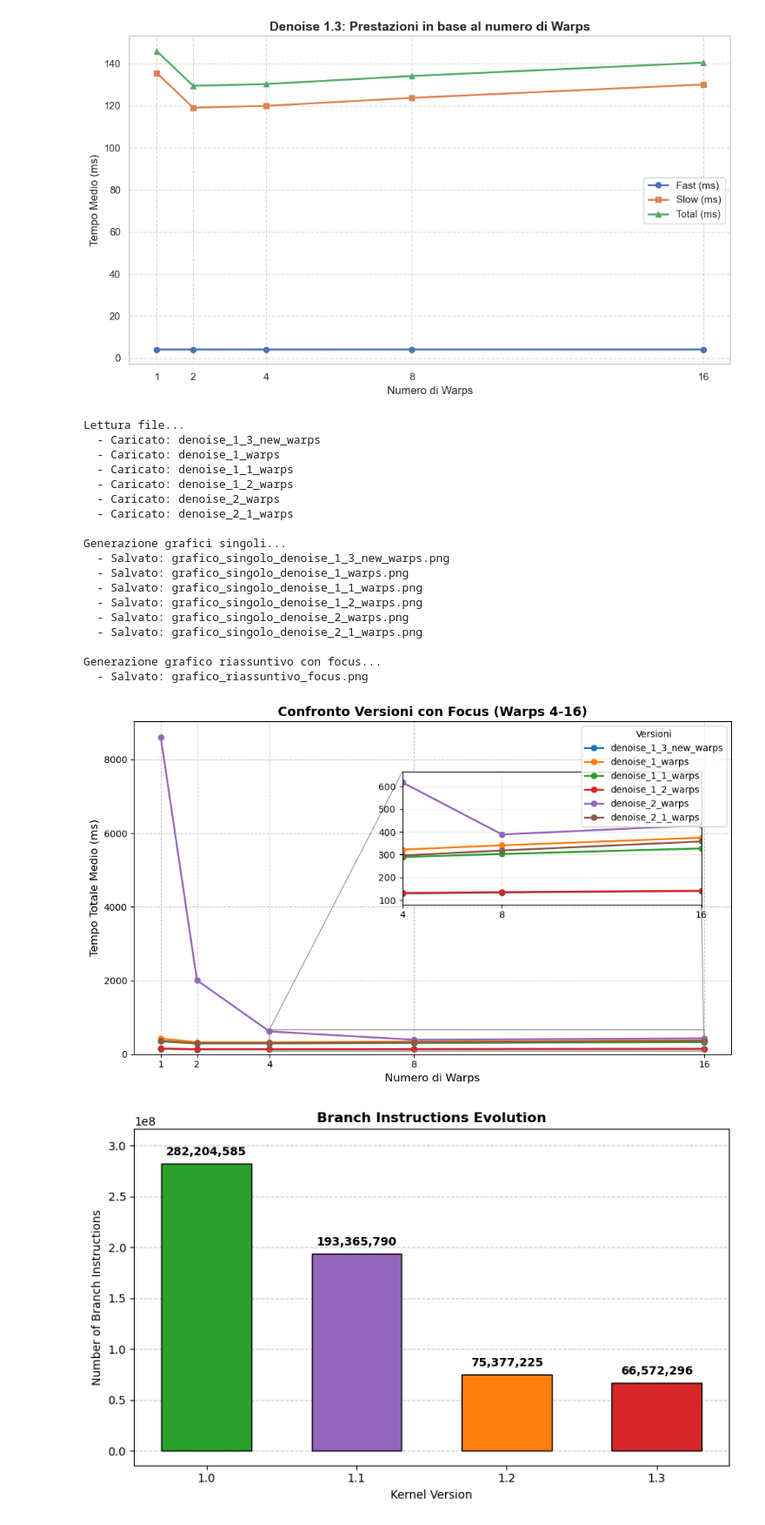
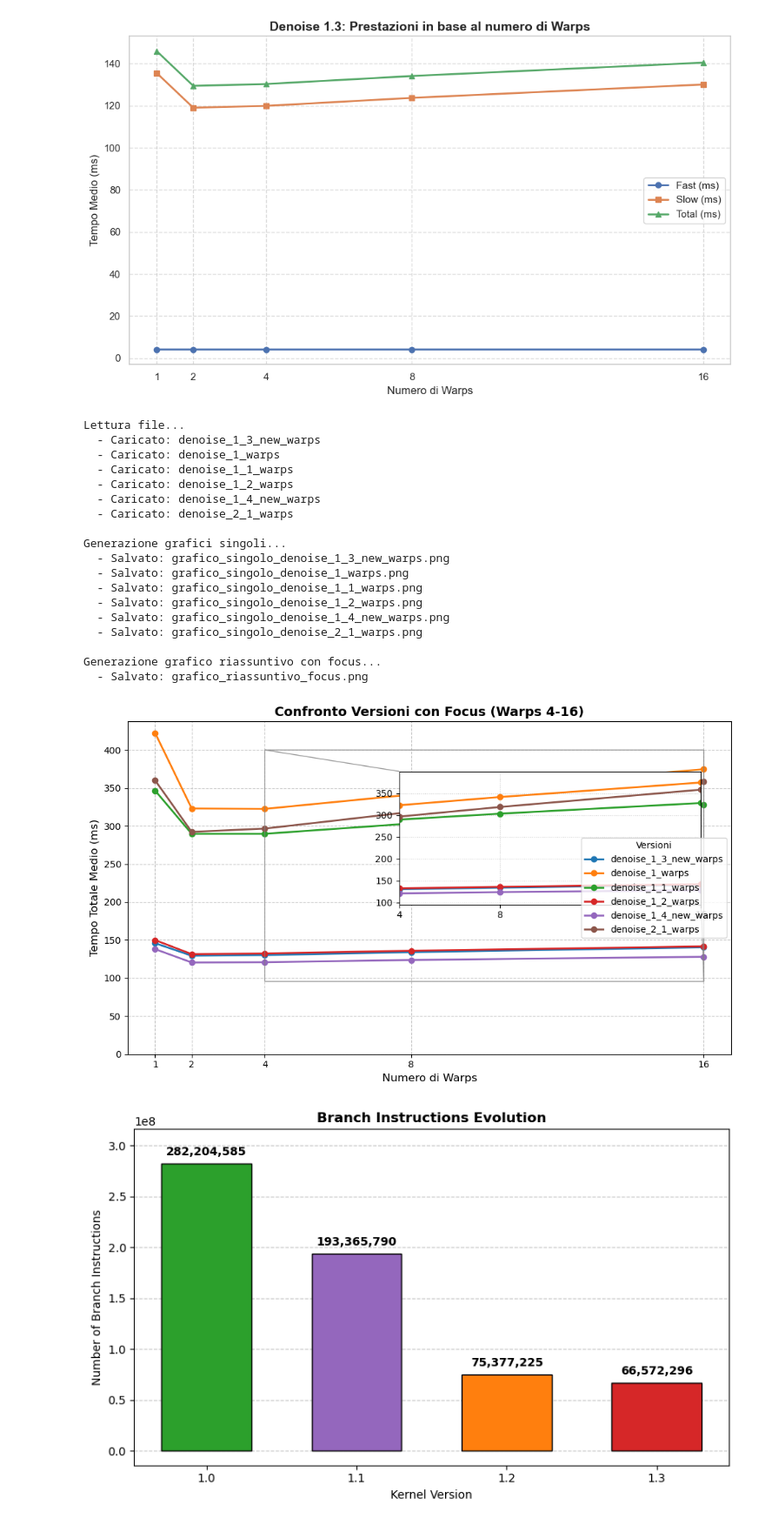
Before and after one commit to lorenzo-marranini/Computer-Architecture-Project, a Jupyter notebook: gpu/gpu_analysis/csv/plotter.ipynb, the cells around one changed output. Shown at 87% size. Drawn from its saved outputs; the diff is of its cells as text; code cells hidden in the pictures.

```diff
--- a/gpu/gpu_analysis/csv/plotter.ipynb
+++ b/gpu/gpu_analysis/csv/plotter.ipynb
@@ -378,7 +378,7 @@ csv_files = [
     'denoise_1_warps.csv',
     'denoise_1_1_warps.csv',
     'denoise_1_2_warps.csv',
-    'denoise_2_warps.csv',
+    'denoise_1_4_new_warps.csv',
     'denoise_2_1_warps.csv'
     # 'altro_file_versione_1_2.csv', # Scommenta e aggiungi qui gli altri file
     # 'altro_file_versione_1_1.csv'
@@ -425,9 +425,9 @@ for label, df_avg in dati_elaborati.items():
         plt.text(x, y + y_offset, f"{y:.1f}",
                  ha='center', va='bottom', fontsize=9, fontweight='bold', color='black')
 
-    plt.title(f'Tempo Totale: {label}', fontsize=12, fontweight='bold')
-    plt.xlabel('Numero di Warps', fontsize=10)
-    plt.ylabel('Tempo Totale Medio (ms)', fontsize=10)
+    plt.title(f'Total time: {label}', fontsize=12, fontweight='bold')
+    plt.xlabel('Number of Warps', fontsize=10)
+    plt.ylabel('Total Average Time (ms)', fontsize=10)
     plt.xticks(warps_desiderati)
 
     # --- MODIFICA: Forziamo l'asse Y a partire da 0 ---
@@ -483,36 +483,36 @@ if dati_elaborati:
     axins.grid(True, linestyle=':', alpha=0.6)
 
     ax.indicate_inset_zoom(axins, edgecolor="gray", alpha=0.8)
 
     plt.tight_layout()
 
     nome_riassunto = "grafico_riassuntivo_focus.png"
     plt.savefig(nome_riassunto, dpi=300)
     print(f"  - Salvato: {nome_riassunto}")
 
     plt.show()
 else:
     print("Nessun dato valido elaborato, impossibile generare il grafico riassuntivo.")
 # %% [output]
 Lettura file...
   - Caricato: denoise_1_3_new_warps
   - Caricato: denoise_1_warps
   - Caricato: denoise_1_1_warps
   - Caricato: denoise_1_2_warps
-  - Caricato: denoise_2_warps
+  - Caricato: denoise_1_4_new_warps
   - Caricato: denoise_2_1_warps
 
 Generazione grafici singoli...
   - Salvato: grafico_singolo_denoise_1_3_new_warps.png
   - Salvato: grafico_singolo_denoise_1_warps.png
   - Salvato: grafico_singolo_denoise_1_1_warps.png
   - Salvato: grafico_singolo_denoise_1_2_warps.png
-  - Salvato: grafico_singolo_denoise_2_warps.png
+  - Salvato: grafico_singolo_denoise_1_4_new_warps.png
   - Salvato: grafico_singolo_denoise_2_1_warps.png
 
 Generazione grafico riassuntivo con focus...
   - Salvato: grafico_riassuntivo_focus.png
-[figure, old version]
+[figure, new version]
 # %%
 import pandas as pd
 import matplotlib.pyplot as plt
```
Also changed, not shown: 13 other files.
